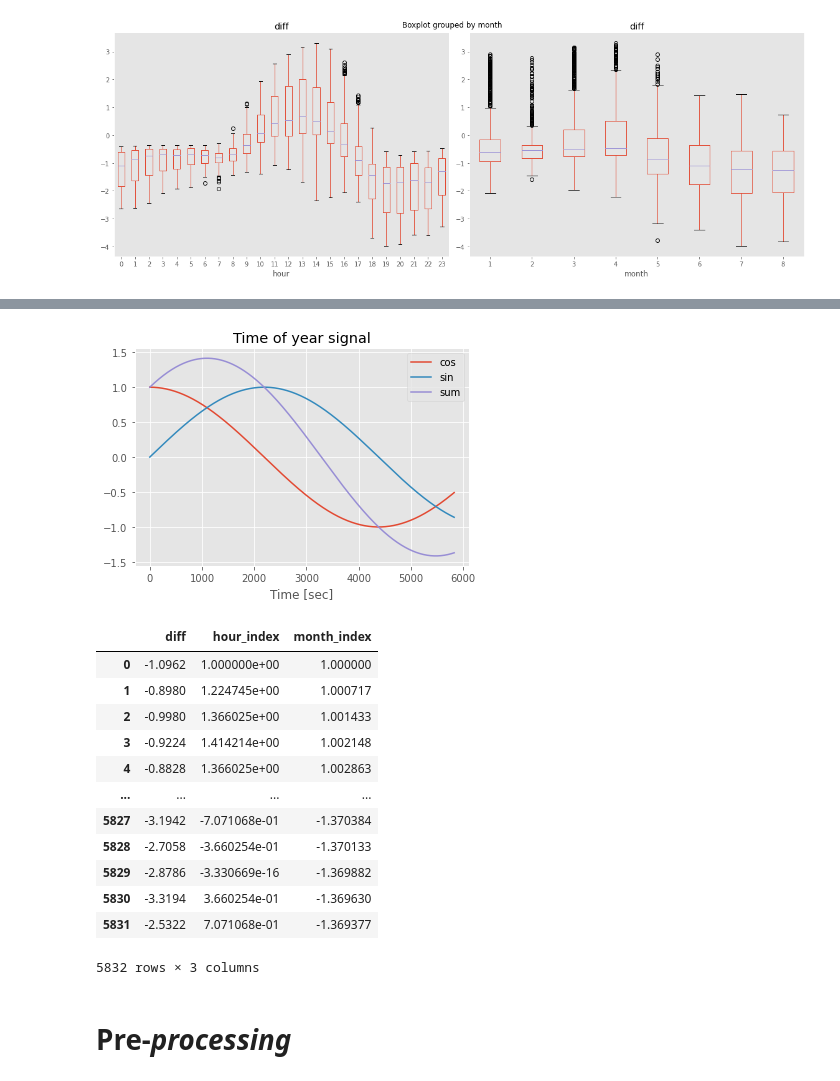
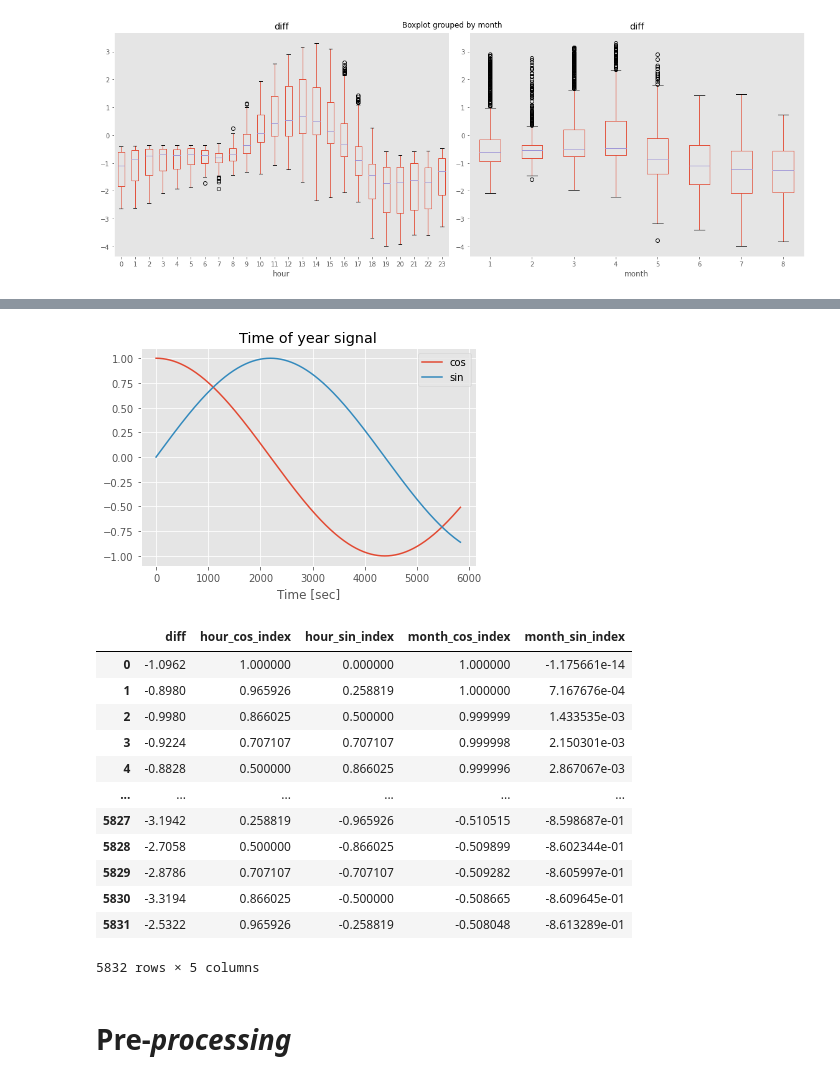
Before and after one commit to Shulammiteya/Electricity-Forecasting-and-Bidding, a Jupyter notebook: train.ipynb, the cells around one changed output, grey strips where cells are left out. Drawn from its saved outputs; the diff is of its cells as text; code cells hidden in the pictures.

```diff
--- a/train.ipynb
+++ b/train.ipynb
@@ -136,8 +136,7 @@ plt.show()
 [figure]
 # %%
 # Creating the cyclical daily feature
-list_cos_hourly = [np.cos(x * (2 * np.pi / 24)) for x in df['hour']]
-list_sin_hourly = [np.sin(x * (2 * np.pi / 24)) for x in df['hour']]
-df['hour_index'] = list(map(lambda x, y: x + y, list_cos_hourly, list_sin_hourly))
+df['hour_cos_index'] = [np.cos(x * (2 * np.pi / 24)) for x in df['hour']]
+df['hour_sin_index'] = [np.sin(x * (2 * np.pi / 24)) for x in df['hour']]
 # %%
 # Ploting the first 55 hours
@@ -153,38 +151,36 @@ plt.show()
 # %%
 # Creating the cyclical yearly feature
 sec_in_a_year = 365.25 * 24 * 60 * 60
-list_cos_monthly = [np.cos(x.timestamp() * (2 * np.pi / sec_in_a_year)) for x in df['time']]
-list_sin_monthly = [np.sin(x.timestamp() * (2 * np.pi / sec_in_a_year)) for x in df['time']]
-df['month_index'] = list(map(lambda x, y: x + y, list_cos_monthly, list_sin_monthly))
+df['month_cos_index'] = [np.cos(x.timestamp() * (2 * np.pi / sec_in_a_year)) for x in df['time']]
+df['month_sin_index'] = [np.sin(x.timestamp() * (2 * np.pi / sec_in_a_year)) for x in df['time']]
 # %%
 # Ploting the first year
-plt.plot(list_cos_monthly, label='cos')
-plt.plot(list_sin_monthly, label='sin')
-plt.plot(np.array(df['month_index']), label='sum')
+plt.plot(df['month_cos_index'], label='cos')
+plt.plot(df['month_sin_index'], label='sin')
 plt.xlabel('Time [sec]')
 plt.title('Time of year signal')
 plt.legend()
 plt.show()
 # %% [output]
-[figure, old version]
+[figure, new version]
 # %%
 df.drop(['time', 'generation', 'consumption',	'date',	'hour',	'month'], axis=1, inplace=True)
 # %%
 df
 # %% [output]
-|  | diff | hour_index | month_index |
-| 0 | -1.0962 | 1.000000e+00 | 1.000000 |
-| 1 | -0.8980 | 1.224745e+00 | 1.000717 |
-| 2 | -0.9980 | 1.366025e+00 | 1.001433 |
-| 3 | -0.9224 | 1.414214e+00 | 1.002148 |
-| 4 | -0.8828 | 1.366025e+00 | 1.002863 |
-| ... | ... | ... | ... |
-| 5827 | -3.1942 | -7.071068e-01 | -1.370384 |
-| 5828 | -2.7058 | -3.660254e-01 | -1.370133 |
-| 5829 | -2.8786 | -3.330669e-16 | -1.369882 |
-| 5830 | -3.3194 | 3.660254e-01 | -1.369630 |
-| 5831 | -2.5322 | 7.071068e-01 | -1.369377 |
+|  | diff | hour_cos_index | hour_sin_index | month_cos_index | month_sin_index |
+| 0 | -1.0962 | 1.000000 | 0.000000 | 1.000000 | -1.175661e-14 |
+| 1 | -0.8980 | 0.965926 | 0.258819 | 1.000000 | 7.167676e-04 |
+| 2 | -0.9980 | 0.866025 | 0.500000 | 0.999999 | 1.433535e-03 |
+| 3 | -0.9224 | 0.707107 | 0.707107 | 0.999998 | 2.150301e-03 |
+| 4 | -0.8828 | 0.500000 | 0.866025 | 0.999996 | 2.867067e-03 |
+| ... | ... | ... | ... | ... | ... |
+| 5827 | -3.1942 | 0.258819 | -0.965926 | -0.510515 | -8.598687e-01 |
+| 5828 | -2.7058 | 0.500000 | -0.866025 | -0.509899 | -8.602344e-01 |
+| 5829 | -2.8786 | 0.707107 | -0.707107 | -0.509282 | -8.605997e-01 |
+| 5830 | -3.3194 | 0.866025 | -0.500000 | -0.508665 | -8.609645e-01 |
+| 5831 | -2.5322 | 0.965926 | -0.258819 | -0.508048 | -8.613289e-01 |
-5832 rows × 3 columns
+5832 rows × 5 columns
 # %% [markdown]
 # Pre-*processing*
 # %% [markdown]
```
Also changed, not shown: parts of 8 cells of this notebook, 4 other files.
